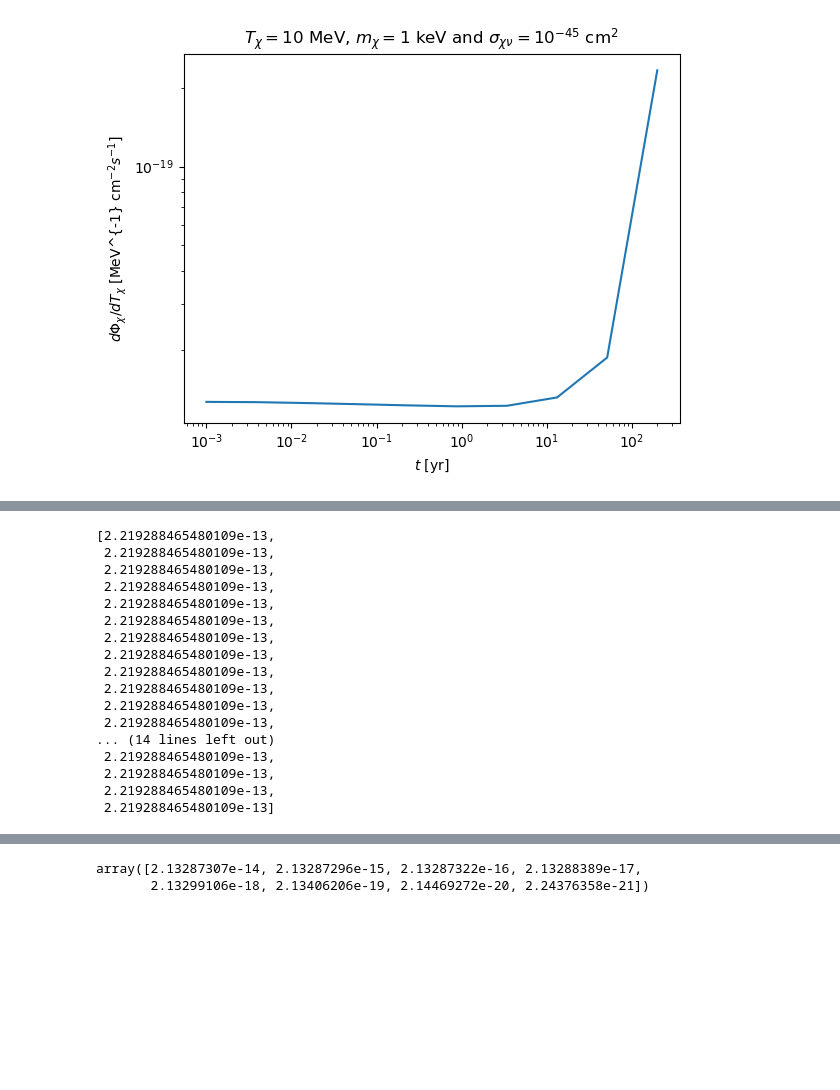
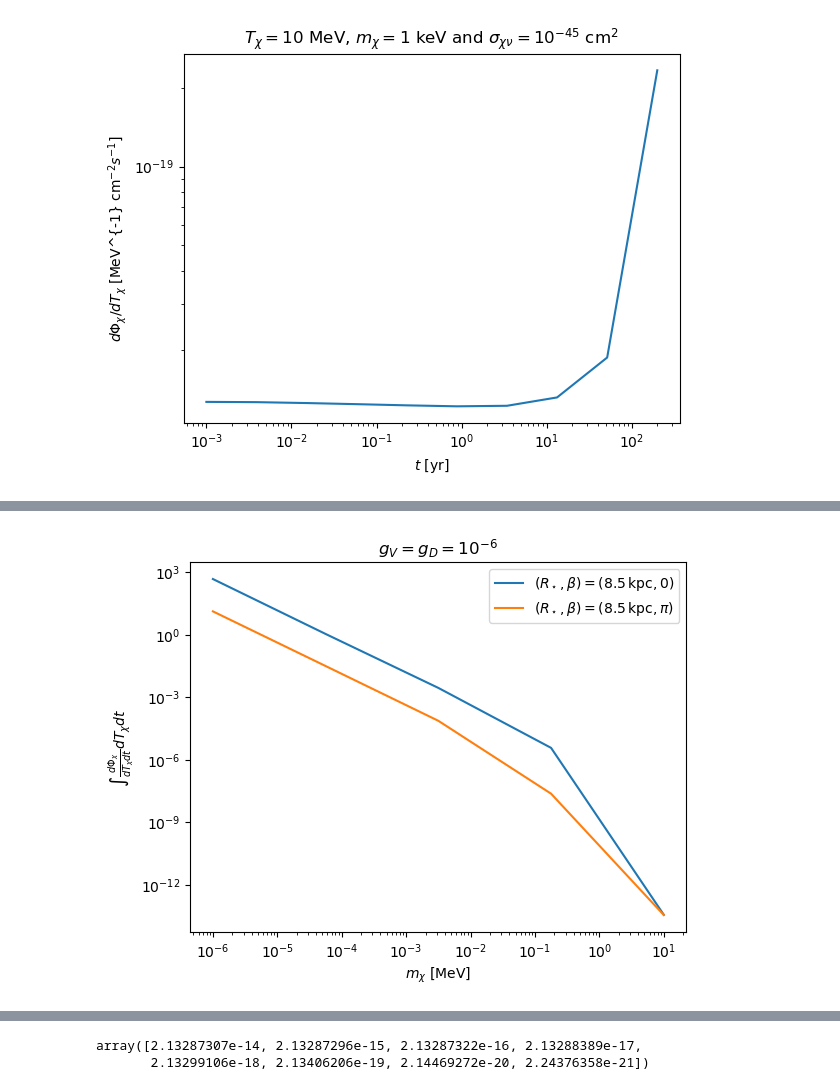
Before and after one commit to yenhsunlin/SNnuBDM2, a Jupyter notebook: src/snvbdm.ipynb, the cells around one changed output, grey strips where cells are left out. Saved outputs shown, nothing was run; the diff lists cells and outputs as text; code cells hidden in the pictures; blank space fills up the shorter version.

```diff
--- a/src/snvbdm.ipynb
+++ b/src/snvbdm.ipynb
@@ -380,20 +375,14 @@ Text(0, 0.5, '$\\int \\frac{d\\Phi_\\chi}{dT_\\chi dt} dT_\\chi dt$')
 # %%
-event_t_bound
+plt.plot(mx_ls,event_Rstar1,label=r'$(R_\star,\beta)=(8.5\,{\rm kpc},0)$')
+#plt.plot(mx_ls,event_theta001,label=r'$\beta=0.001$')
+plt.plot(mx_ls,event_Rstar2,label=r'$(R_\star,\beta)=(8.5\,{\rm kpc},\pi)$')
+#plt.plot(mx_ls,event_t_bound,'.',label=r'$t_{\rm interval}=[5\,{\rm s},35\,{\rm yrs}]$')
+plt.xscale('log')
+plt.yscale('log')
+plt.title(r'$g_V=g_D=10^{-6}$')
+plt.legend()
+plt.xlabel(r'$m_\chi$ [MeV]')
+plt.ylabel(r'$\int \frac{d\Phi_\chi}{dT_\chi dt} dT_\chi dt$')
+plt.savefig('test_beta.pdf',bbox_inches='tight')
 # %% [output]
-[2.219288465480109e-13,
- 2.219288465480109e-13,
- 2.219288465480109e-13,
- 2.219288465480109e-13,
- 2.219288465480109e-13,
- 2.219288465480109e-13,
- 2.219288465480109e-13,
- 2.219288465480109e-13,
- 2.219288465480109e-13,
- 2.219288465480109e-13,
- 2.219288465480109e-13,
- 2.219288465480109e-13,
-... (14 lines left out)
- 2.219288465480109e-13,
- 2.219288465480109e-13,
- 2.219288465480109e-13,
- 2.219288465480109e-13]
+[figure, added]
```
Also changed, not shown: parts of 8 cells of this notebook, 5 other files.
